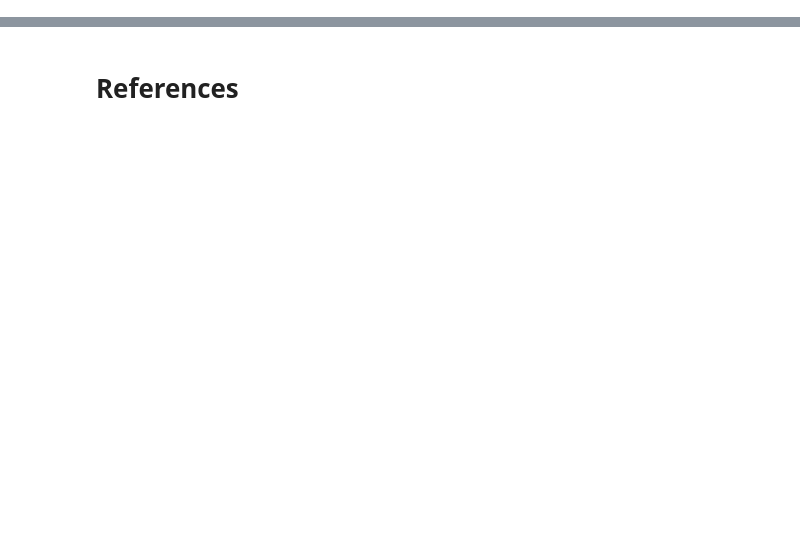
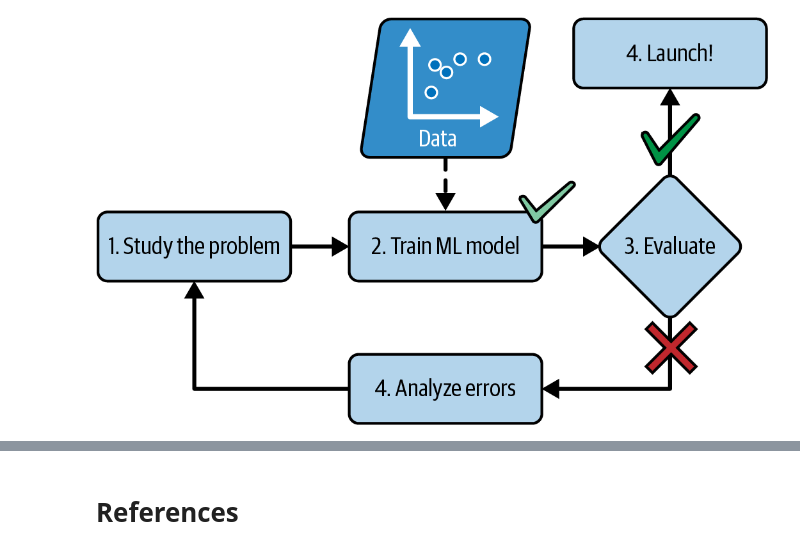
Before and after one commit to ancilcleetus/My-Learning-Journey-in-AI, a Jupyter notebook: Fundamentals-of-Machine-Learning/machine_learning_landscape.ipynb, the cells around one changed output, grey strips where cells are left out. Cells and saved outputs as stored; diff of their text form; code cells hidden in the pictures; blank space fills up the shorter version.

```diff
--- a/Fundamentals-of-Machine-Learning/machine_learning_landscape.ipynb
+++ b/Fundamentals-of-Machine-Learning/machine_learning_landscape.ipynb
@@ -25,0 +32,7 @@
+# %%
+# Machine Learning Approach => Learn from data, no need to create complex rules
+
+from IPython import display
+display.Image("data/images/machine_learning_landscape_02.png")
+# %% [output]
+[figure, added]
```
Also changed, not shown: parts of 15 cells of this notebook, 4 other files.
